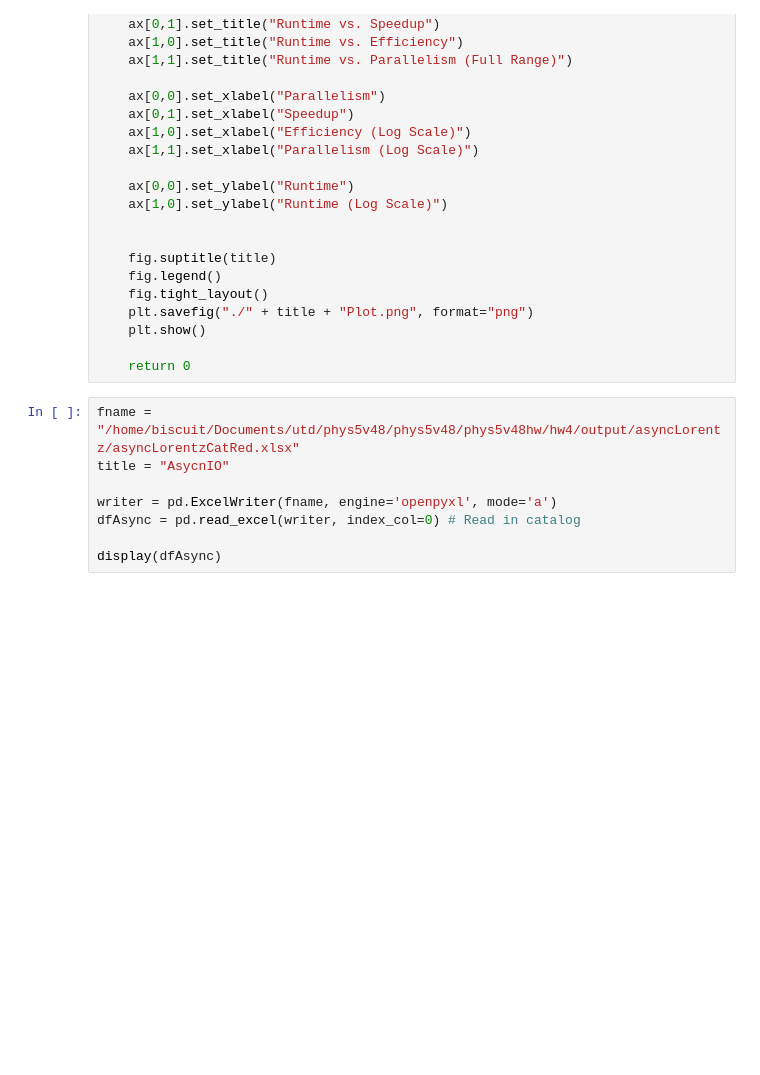
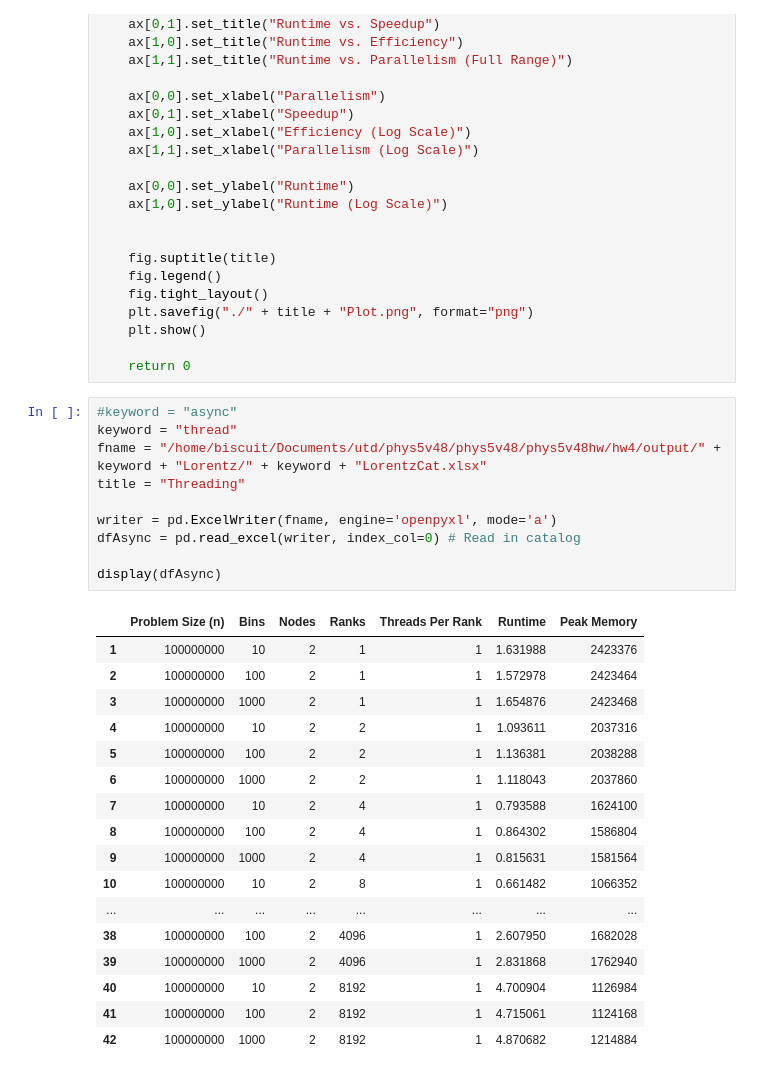
Before and after one commit to skbham/phys5v48, a Jupyter notebook: phys5v48hw/hw4/analysis/analysis.ipynb, the cells around one changed output. Saved outputs shown, nothing was run; the diff lists cells and outputs as text; blank space fills up the shorter version.

```diff
--- a/phys5v48hw/hw4/analysis/analysis.ipynb
+++ b/phys5v48hw/hw4/analysis/analysis.ipynb
@@ -59,13 +59,33 @@ def plotResults(df, title):
 
     return 0
 # %%
-fname = "/home/biscuit/Documents/utd/phys5v48/phys5v48/phys5v48hw/hw4/output/asyncLorentz/asyncLorentzCatRed.xlsx"
-title = "AsycnIO"
+#keyword = "async"
+keyword = "thread"
+fname = "/home/biscuit/Documents/utd/phys5v48/phys5v48/phys5v48hw/hw4/output/" + keyword + "Lorentz/" + keyword + "LorentzCat.xlsx"
+title = "Threading"
 
 writer = pd.ExcelWriter(fname, engine='openpyxl', mode='a')
 dfAsync = pd.read_excel(writer, index_col=0) # Read in catalog
 
 display(dfAsync)
+# %% [output]
+|  | Problem Size (n) | Bins | Nodes | Ranks | Threads Per Rank | Runtime | Peak Memory |
+| 1 | 100000000 | 10 | 2 | 1 | 1 | 1.631988 | 2423376 |
+| 2 | 100000000 | 100 | 2 | 1 | 1 | 1.572978 | 2423464 |
+| 3 | 100000000 | 1000 | 2 | 1 | 1 | 1.654876 | 2423468 |
+| 4 | 100000000 | 10 | 2 | 2 | 1 | 1.093611 | 2037316 |
+| 5 | 100000000 | 100 | 2 | 2 | 1 | 1.136381 | 2038288 |
+| 6 | 100000000 | 1000 | 2 | 2 | 1 | 1.118043 | 2037860 |
+| 7 | 100000000 | 10 | 2 | 4 | 1 | 0.793588 | 1624100 |
+| 8 | 100000000 | 100 | 2 | 4 | 1 | 0.864302 | 1586804 |
+| 9 | 100000000 | 1000 | 2 | 4 | 1 | 0.815631 | 1581564 |
+| 10 | 100000000 | 10 | 2 | 8 | 1 | 0.661482 | 1066352 |
+| ... | ... | ... | ... | ... | ... | ... | ... |
+| 38 | 100000000 | 100 | 2 | 4096 | 1 | 2.607950 | 1682028 |
+| 39 | 100000000 | 1000 | 2 | 4096 | 1 | 2.831868 | 1762940 |
+| 40 | 100000000 | 10 | 2 | 8192 | 1 | 4.700904 | 1126984 |
+| 41 | 100000000 | 100 | 2 | 8192 | 1 | 4.715061 | 1124168 |
+| 42 | 100000000 | 1000 | 2 | 8192 | 1 | 4.870682 | 1214884 |
 # %%
 plotResults(dfAsync, title)
 # %% [output]
```
Also changed, not shown: parts of 1 cell of this notebook, 6 other files.
